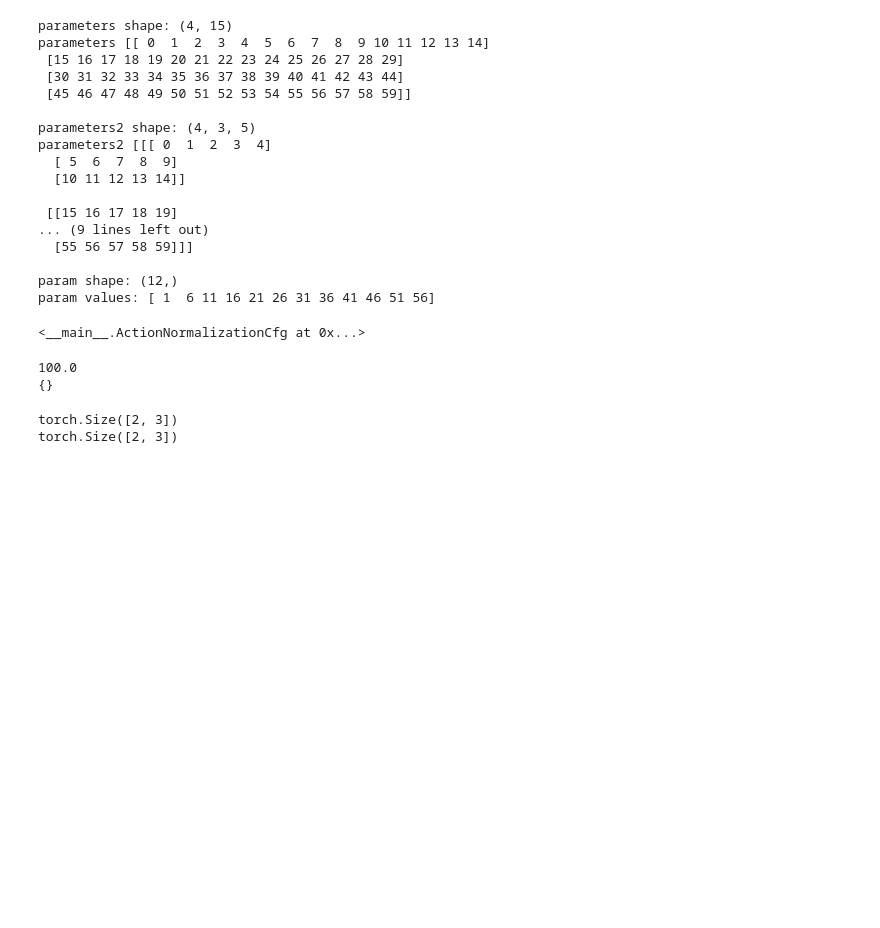
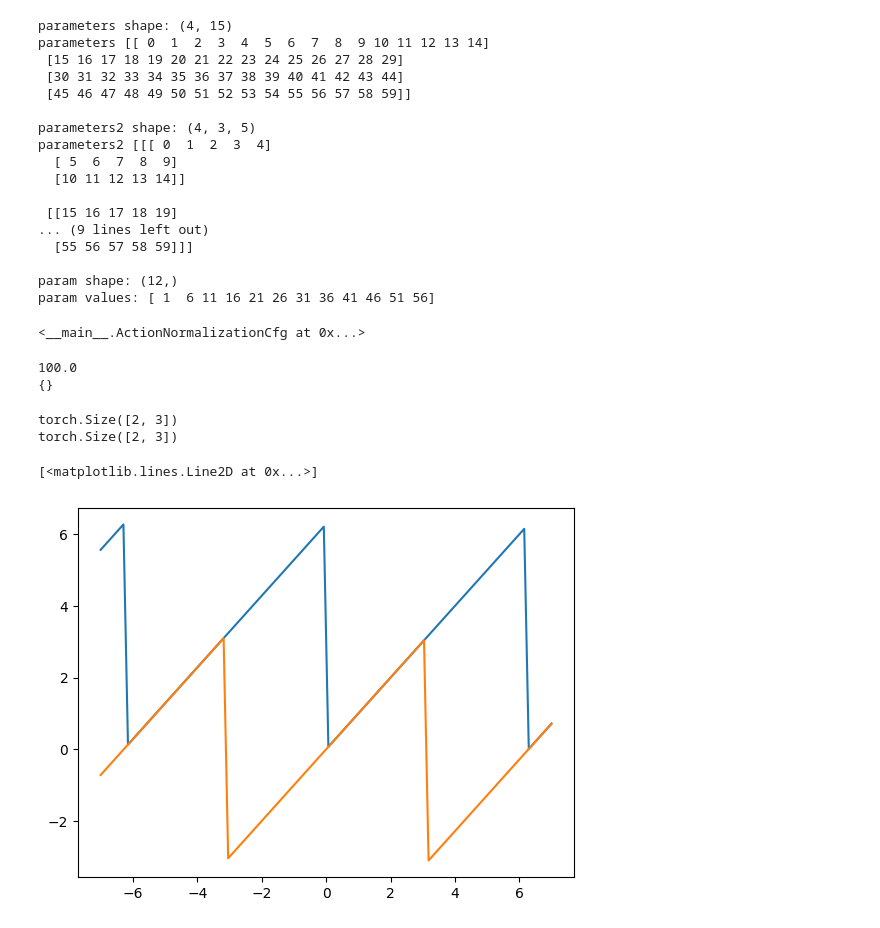
Before and after one commit to Batou1406/dls_orbit_bat_private, a Jupyter notebook: source/extensions/omni.isaac.orbit_tasks/omni/isaac/orbit_tasks/locomotion/model_based/playground.ipynb, the cells around one changed output. Drawn from its saved outputs; the diff is of its cells as text; code cells hidden in the pictures; blank space fills up the shorter version.

```diff
--- a/source/extensions/omni.isaac.orbit_tasks/omni/isaac/orbit_tasks/locomotion/model_based/playground.ipynb
+++ b/source/extensions/omni.isaac.orbit_tasks/omni/isaac/orbit_tasks/locomotion/model_based/playground.ipynb
@@ -3049,3 +3049,18 @@ print(a.shape)
 # %% [output]
 torch.Size([2, 3])
 torch.Size([2, 3])
+# %%
+import matplotlib.pyplot as plt
+import torch
+import numpy as np
+import math
+
+x = np.linspace(-7,7,100)
+
+y1 = x % (2*math.pi)
+y2 = ((x - math.pi) % (2*math.pi)) - math.pi
+plt.plot(x,y1)
+plt.plot(x,y2)
+# %% [output]
+[<matplotlib.lines.Line2D at 0x...>]
+[figure, added]
```
Also changed, not shown: 2 other files.
